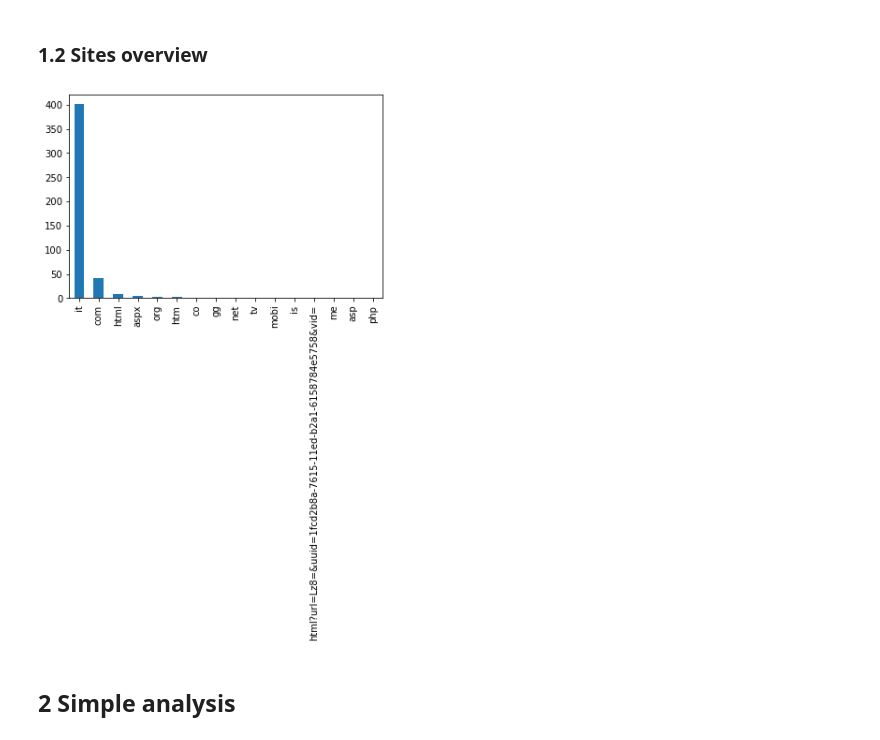
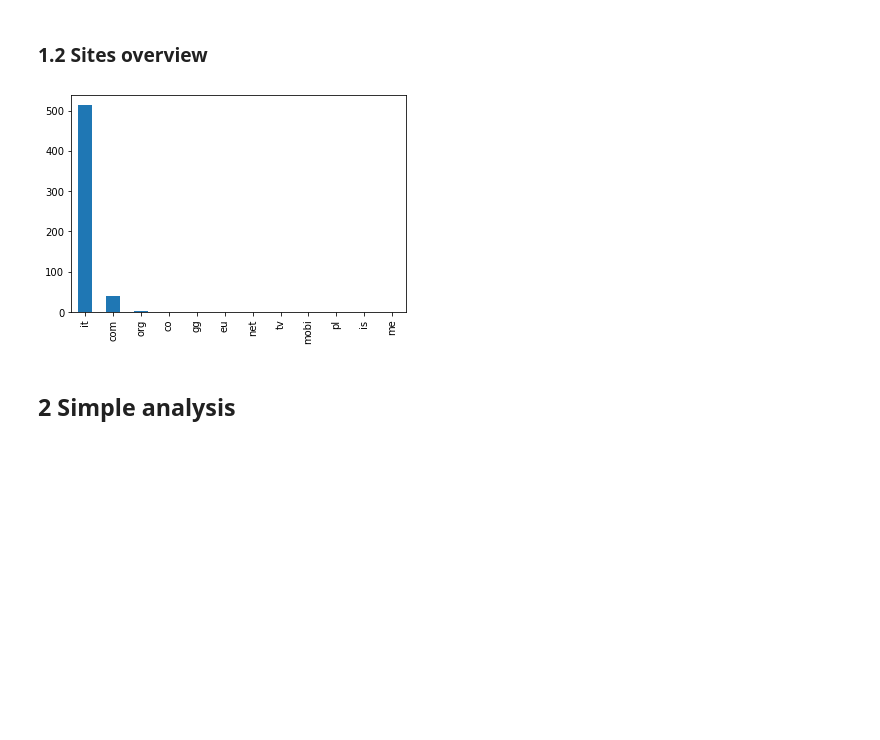
Before and after one commit to gbrsni/policySpider, a Jupyter notebook: Policy analysis.ipynb, the cells around one changed output. Drawn from its saved outputs; the diff is of its cells as text; code cells hidden in the pictures; blank space fills up the shorter version.

```diff
--- a/Policy analysis.ipynb
+++ b/Policy analysis.ipynb
@@ -97,22 +110,23 @@ Policy url found but no good policy found: 37
 # %%
 # TLDs
 
 urls = report_json["url"]
 ul = urls.tolist()
 
 tlds = {}
 for url in ul:
-    tld = (url.split("/")[2]).sp[l]
-    tld = ((url.split(".")[len(url.split(".")) - 1]).split("/")[0]).split(":")[0]
+    slfssplit = (url.split("/")[2]).split(".")
+    tld = slfssplit[len(slfssplit) - 1].split(":")[0]
+#     tld = ((url.split(".")[len(url.split(".")) - 1]).split("/")[0]).split(":")[0]
     if tld in tlds.keys():
         tlds[tld] = tlds[tld] + 1
     else:
         tlds[tld] = 1
 
 pd.Series(tlds).sort_values(ascending = False).plot.bar()
 plt.show()
 # %% [output]
-[figure, old version]
+[figure, new version]
 # %% [markdown]
 ## 2 Simple analysis
 # %%
```
Also changed, not shown: parts of 4 cells of this notebook.
